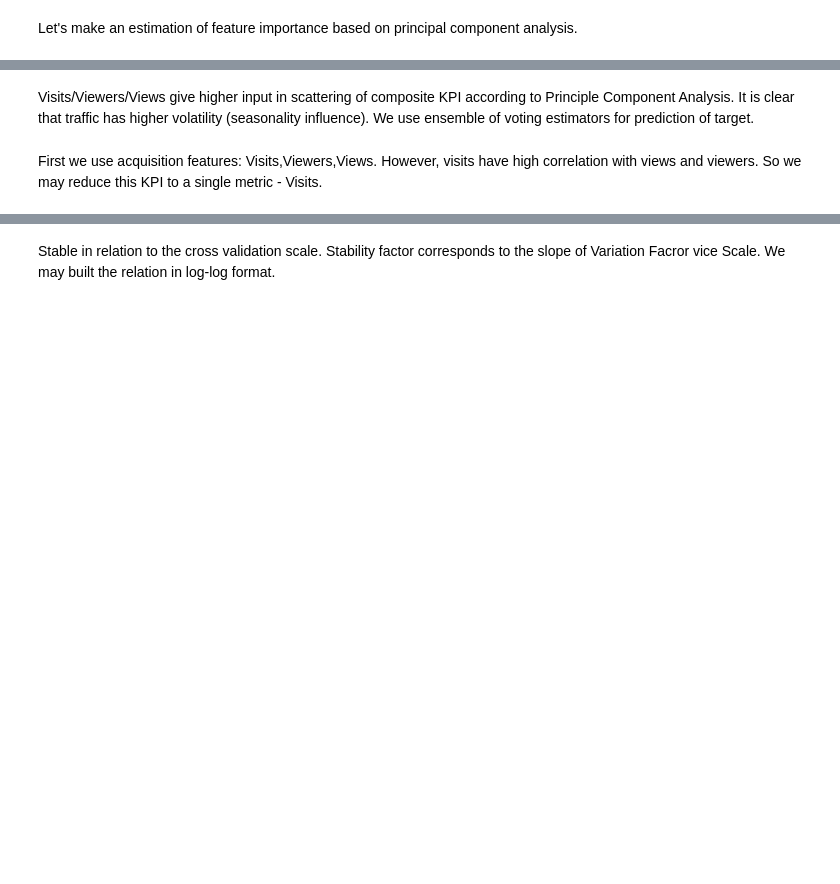
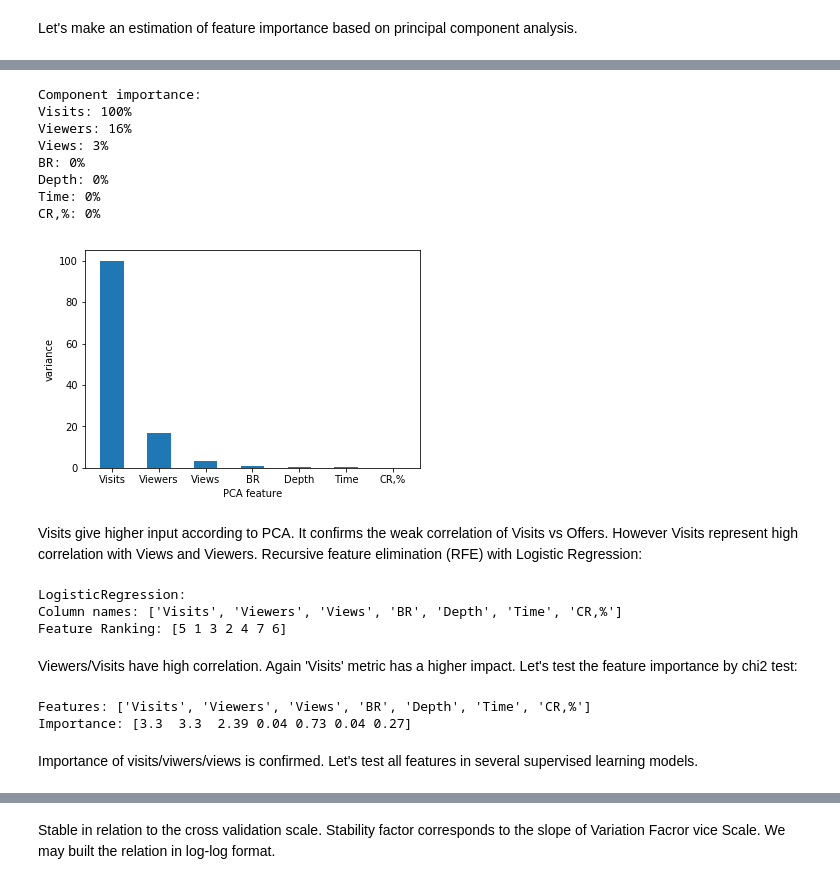
Before and after one commit to SergeyKamenshchikov/MARKETING, a Jupyter notebook: web_ml_new.ipynb, the cells around one changed output, grey strips where cells are left out. Saved outputs shown, nothing was run; the diff lists cells and outputs as text; code cells hidden in the pictures; blank space fills up the shorter version.

```diff
--- a/web_ml_new.ipynb
+++ b/web_ml_new.ipynb
@@ -53,11 +56,11 @@ def cormap(x): #correlation map
   g=sns.heatmap(corr,annot=True,linewidths=.2, cbar_kws={"orientation": "horizontal"})
   plt.show()
 
-def get_class(x):
+def get_class(x,y):
     class_type=[]
     for item in list(x):
-        if 0<=item<0.5:   class_type.append(0) #1 class
-        if 0.5<=item<=1:  class_type.append(1) #2 class
+        if 0<=item<y:   class_type.append(0) #1 class
+        if y<=item<=1:  class_type.append(1) #2 class
     return class_type
 
 def pca(x,y):
@@ -180,6 +180,45 @@ Offers_BIN: 0%
-# %% [markdown]
-Visits/Viewers/Views give higher input in scattering of composite KPI according to Principle Component Analysis. It is clear that traffic has higher volatility (seasonality influence). We use ensemble of voting estimators for prediction of target.
-# %% [markdown]
-First we use acquisition features: Visits,Viewers,Views. However, visits have high correlation with views and viewers. So we may reduce this KPI to a single metric - Visits.
+# %%
+df_pca=df_binary.copy();del df_pca['Offers_BIN']
+column_names=df_pca.columns
+pca(column_names,df_pca)
+# %% [output]
+Component importance:
+Visits: 100%
+Viewers: 16%
+Views: 3%
+BR: 0%
+Depth: 0%
+Time: 0%
+CR,%: 0%
+[figure, added]
+# %% [markdown]
+Visits give higher input according to PCA. It confirms the weak correlation of Visits vs Offers. However Visits represent high correlation with Views and Viewers. Recursive feature elimination (RFE) with Logistic Regression:
+# %%
+array=df_binary.values
+X=array[:,0:7];Y=array[:,7]
+
+print("\nLogisticRegression:")
+print("Column names:",list(column_names))
+model=LogisticRegression(solver='liblinear')
+selector=RFECV(model,1,cv=split_num)
+selector=selector.fit(X,Y)
+print("Feature Ranking: %s" % selector.ranking_)
+# %% [output]
+LogisticRegression:
+Column names: ['Visits', 'Viewers', 'Views', 'BR', 'Depth', 'Time', 'CR,%']
+Feature Ranking: [5 1 3 2 4 7 6]
+# %% [markdown]
+Viewers/Visits have high correlation. Again 'Visits' metric has a higher impact. Let's test the feature importance by chi2 test:
+# %%
+test = SelectKBest(score_func=chi2, k=1)
+fit = test.fit(X, Y)
+set_printoptions(precision=2)
+print("Features:",list(column_names))
+print("Importance:",fit.scores_)
+# %% [output]
+Features: ['Visits', 'Viewers', 'Views', 'BR', 'Depth', 'Time', 'CR,%']
+Importance: [3.3  3.3  2.39 0.04 0.73 0.04 0.27]
+# %% [markdown]
+Importance of visits/viwers/views is confirmed. Let's test all features in several supervised learning models.
 # %%
 array=df_binary.values
```
Also changed, not shown: parts of 24 cells of this notebook.
